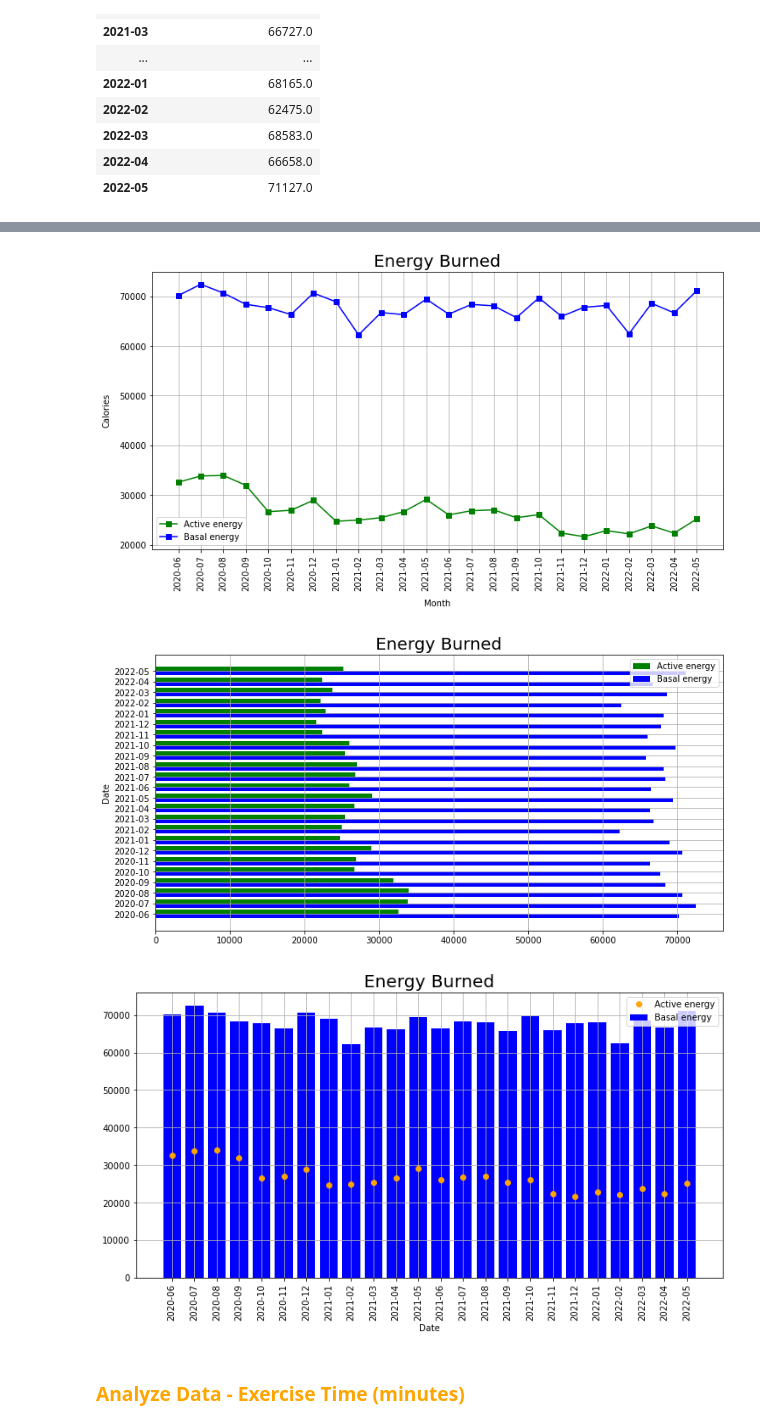
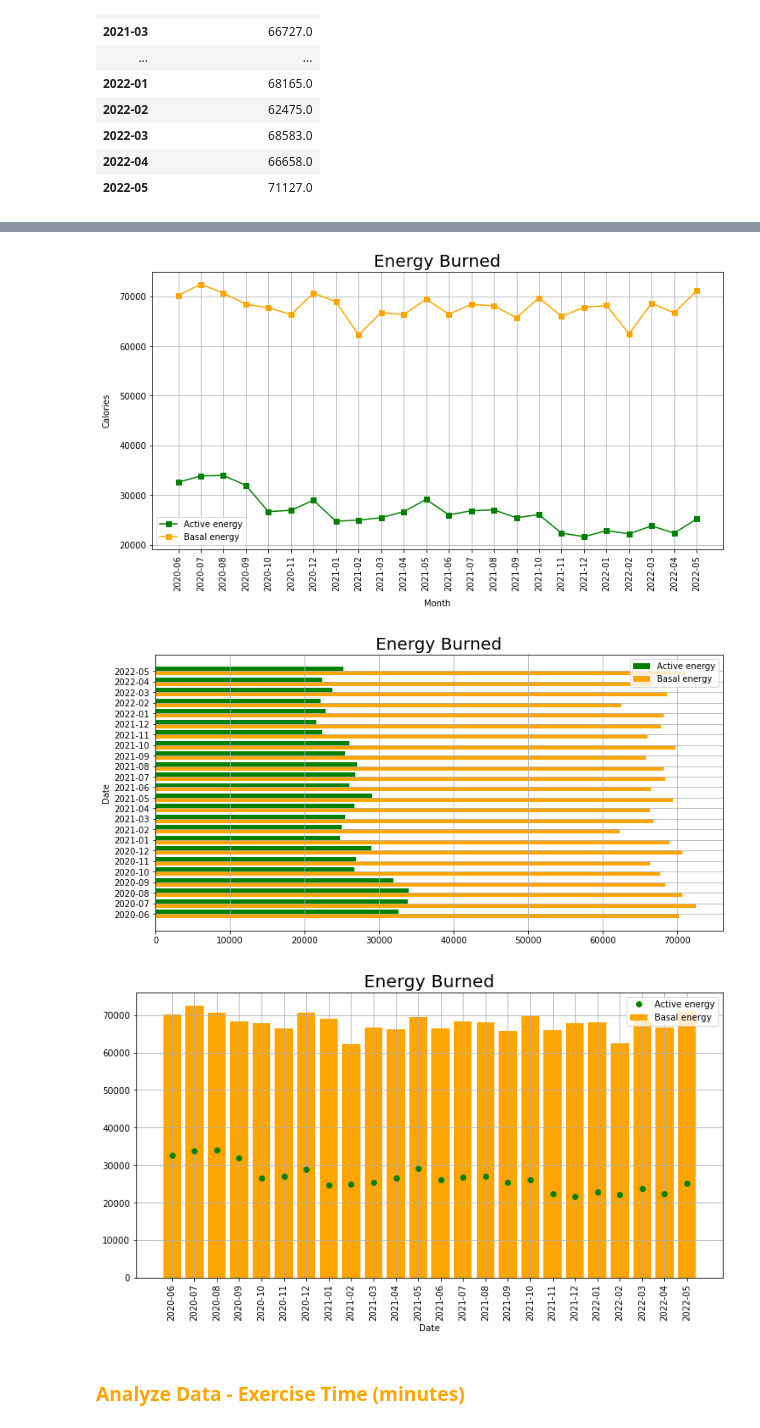
Before and after one commit to KimBug29/AppleDataKW, a Jupyter notebook: HealthData.ipynb, the cells around one changed output, grey strips where cells are left out. Drawn from its saved outputs; the diff is of its cells as text; code cells hidden in the pictures.

Commit message:
Updates colors for basal energy burned

```diff
--- a/HealthData.ipynb
+++ b/HealthData.ipynb
@@ -164,7 +164,7 @@ plt.show()
 #Plot the 2-year period (in months) of Active Energy Burned (calories) and Basal Energy Burned (calories)
 plt.figure(figsize = (12, 6))
 plt.plot(health_data_2year_dataframe['Date'], health_data_2year_dataframe['Active energy burned(Cal)'], marker = 's', color = "green")
-plt.plot(health_data_2year_dataframe['Date'], health_data_2year_dataframe['Basal energy burned(Cal)'], marker = 's', color = "blue")
+plt.plot(health_data_2year_dataframe['Date'], health_data_2year_dataframe['Basal energy burned(Cal)'], marker = 's', color = "orange")
 plt.legend (["Active energy","Basal energy"])
 plt.xlabel("Month", labelpad=10)
 plt.ylabel("Calories", labelpad=10)
@@ -173,13 +173,13 @@ plt.xticks(rotation="vertical")
 plt.title("Energy Burned", fontsize=20)
 plt.show()
 # %% [output]
-[figure, old version]
+[figure, new version]
 # %%
 #Plot the 2-year period (in months) of Active Energy Burned (calories) and Basal Energy Burned (calories) in a grouped bar chart.
 plt.figure(figsize = (12, 6))
 plt.barh(health_data_2year_dataframe['Date'], health_data_2year_dataframe['Active energy burned(Cal)'], color = "green",
     align = "edge", height = 0.4)
-plt.barh(health_data_2year_dataframe['Date'], health_data_2year_dataframe['Basal energy burned(Cal)'], color = "blue",
+plt.barh(health_data_2year_dataframe['Date'], health_data_2year_dataframe['Basal energy burned(Cal)'], color = "orange",
     align = "edge", height = -0.4)
 plt.legend (["Active energy","Basal energy"])
 plt.ylabel("Date")
@@ -187,21 +187,21 @@ plt.grid()
 plt.title("Energy Burned", fontsize=20)
 plt.show()
 # %% [output]
-[figure, old version]
+[figure, new version]
 # %%
 #Plot the 2-year period (in months) of Active Energy Burned (calories) and Basal Energy Burned (calories) in a combination plot.
 plt.figure(figsize = (12, 6))
-plt.plot_date(health_data_2year_dataframe['Date'], health_data_2year_dataframe['Active energy burned(Cal)'], color = "orange",
-    linewidth = 3)
-plt.bar(health_data_2year_dataframe['Date'], health_data_2year_dataframe['Basal energy burned(Cal)'], color = "blue")
+plt.plot_date(health_data_2year_dataframe['Date'], health_data_2year_dataframe['Active energy burned(Cal)'], color = "green",
+    linewidth = 10)
+plt.bar(health_data_2year_dataframe['Date'], health_data_2year_dataframe['Basal energy burned(Cal)'], color = "orange")
 plt.legend (["Active energy","Basal energy"])
 plt.xlabel ("Date")
 plt.xticks(rotation="vertical")
 plt.grid()
 plt.title("Energy Burned", fontsize=20)
 plt.show()
 # %% [output]
-[figure, old version]
+[figure, new version]
 # %% [markdown]
 <h3 style="font-size:3rm;color:orange;">Analyze Data - Exercise Time (minutes)</h3>
 # %%
```
Also changed, not shown: parts of 1 cell of this notebook.
